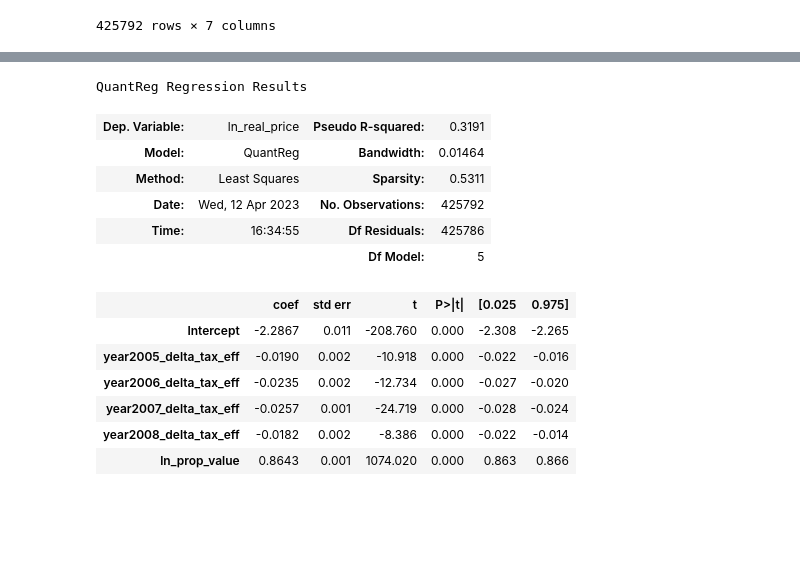
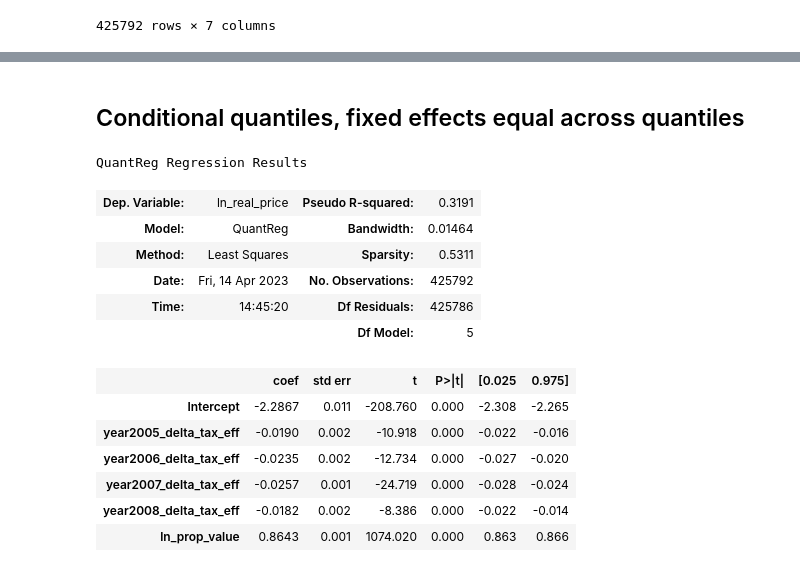
Before and after one commit to jorgenhost/No_taxation_without_capitalization, a Jupyter notebook: main.ipynb, the cells around one changed output, grey strips where cells are left out. Drawn from its saved outputs; the diff is of its cells as text; code cells hidden in the pictures; blank space fills up the shorter version.

Commit message:
qreg fe across/within

```diff
--- a/main.ipynb
+++ b/main.ipynb
@@ -427,24 +427,26 @@ OLS Regression Results
 | Kurtosis: | 25.425 | Cond. No. | 368. |
 Notes:
 [1] Standard Errors are robust to cluster correlation (cluster)
+# %% [markdown]
+## Conditional quantiles, fixed effects equal across quantiles
 # %%
-mod_quantile = smf.quantreg(formula,
+mod_quantile_fe_across = smf.quantreg(formula,
               data=df_merged_index
               .pipe(demean(col_to_demean="ln_real_price"))
               .pipe(demean(col_to_demean="year2005_delta_tax_eff"))
               .pipe(demean(col_to_demean="year2006_delta_tax_eff"))
               .pipe(demean(col_to_demean="year2007_delta_tax_eff"))
               .pipe(demean(col_to_demean="year2008_delta_tax_eff"))
               .pipe(demean(col_to_demean="ln_prop_value")))
-result_quantile=mod_quantile.fit(q=0.5,cov_type='cluster', cov_kwds={'groups': df_merged_index['kommune_old']})
+result_quantile=mod_quantile_fe_across.fit(q=0.5,cov_type='cluster', cov_kwds={'groups': df_merged_index['kommune_old']})
 result_quantile.summary()
 # %% [output]
 QuantReg Regression Results
 | Dep. Variable: | ln_real_price | Pseudo R-squared: | 0.3191 |
 | Model: | QuantReg | Bandwidth: | 0.01464 |
 | Method: | Least Squares | Sparsity: | 0.5311 |
-| Date: | Wed, 12 Apr 2023 | No. Observations: | 425792 |
-| Time: | 16:34:55 | Df Residuals: | 425786 |
+| Date: | Fri, 14 Apr 2023 | No. Observations: | 425792 |
+| Time: | 14:45:20 | Df Residuals: | 425786 |
 |  |  | Df Model: | 5 |
 |  | coef | std err | t | P>|t| | [0.025 | 0.975] |
 | Intercept | -2.2867 | 0.011 | -208.760 | 0.000 | -2.308 | -2.265 |
```
Also changed, not shown: parts of 11 cells of this notebook, 3 other files.
